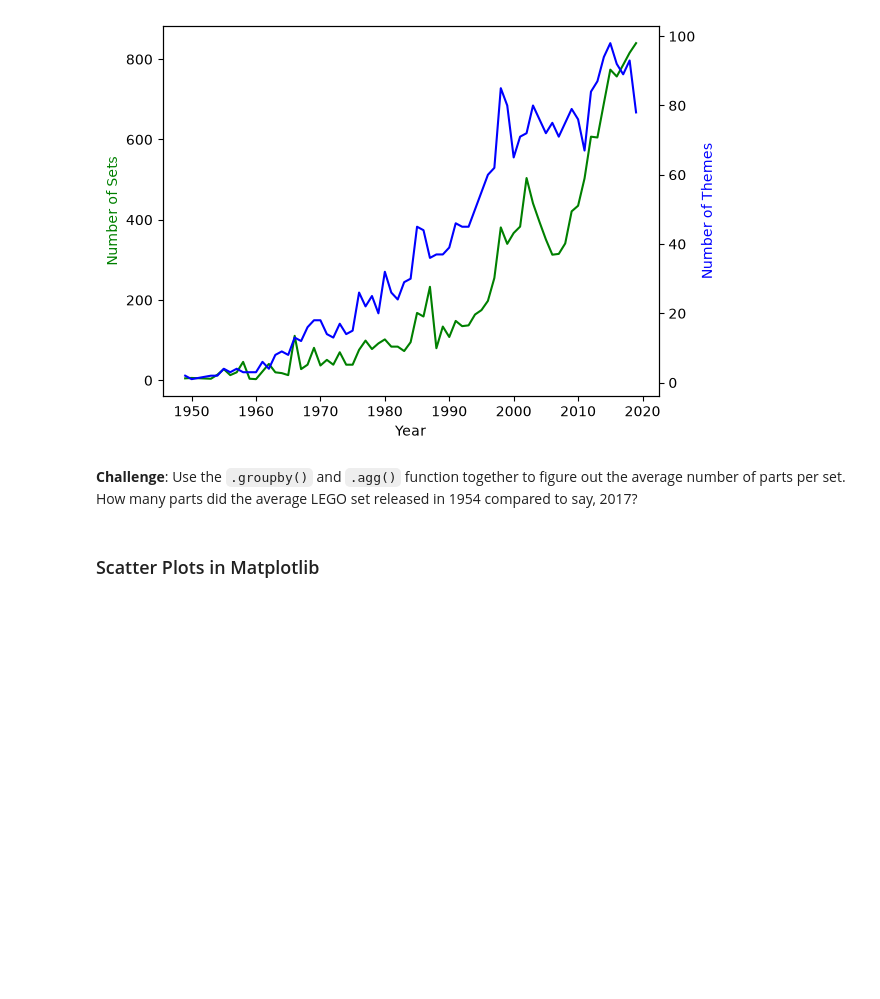
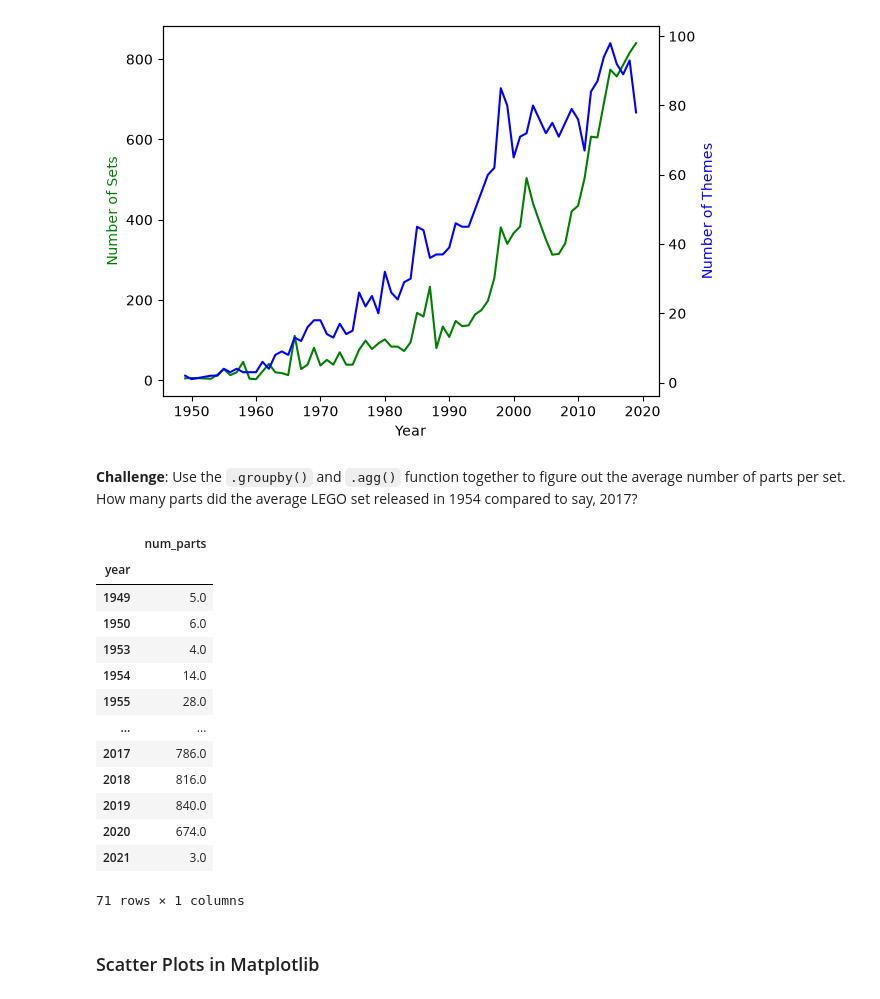
Before and after one commit to acloudnerd/data-science, a Jupyter notebook: LEGO project/Lego_Analysis.ipynb, the cells around one changed output. Cells and saved outputs as stored; diff of their text form; code cells hidden in the pictures; blank space fills up the shorter version.

```diff
--- a/LEGO project/Lego_Analysis.ipynb
+++ b/LEGO project/Lego_Analysis.ipynb
@@ -265,3 +268,20 @@ Text(0, 0.5, 'Number of Themes')
+# %%
+parts_per_set
+# %% [output]
+|  | num_parts |
+| year |  |
+| 1949 | 5.0 |
+| 1950 | 6.0 |
+| 1953 | 4.0 |
+| 1954 | 14.0 |
+| 1955 | 28.0 |
+| ... | ... |
+| 2017 | 786.0 |
+| 2018 | 816.0 |
+| 2019 | 840.0 |
+| 2020 | 674.0 |
+| 2021 | 3.0 |
+71 rows × 1 columns
 # %% [markdown]
 ### Scatter Plots in Matplotlib
 # %% [markdown]
```
Also changed, not shown: parts of 2 cells of this notebook.
